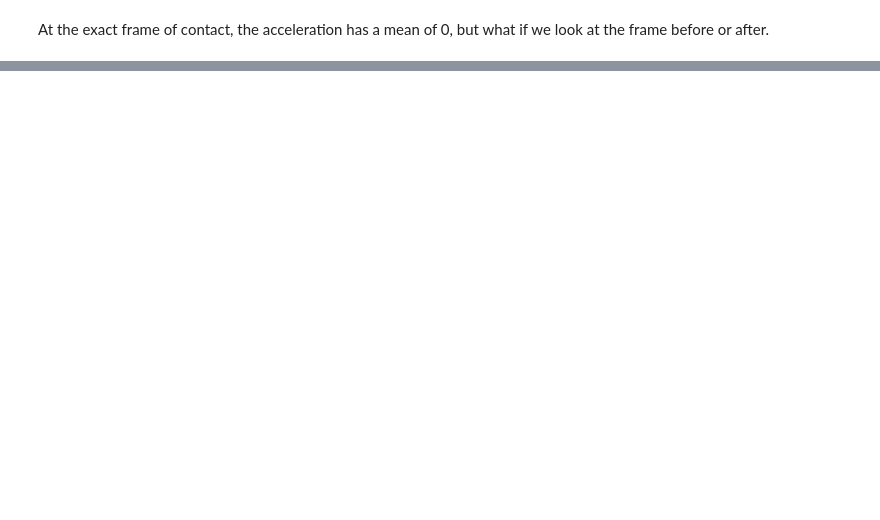
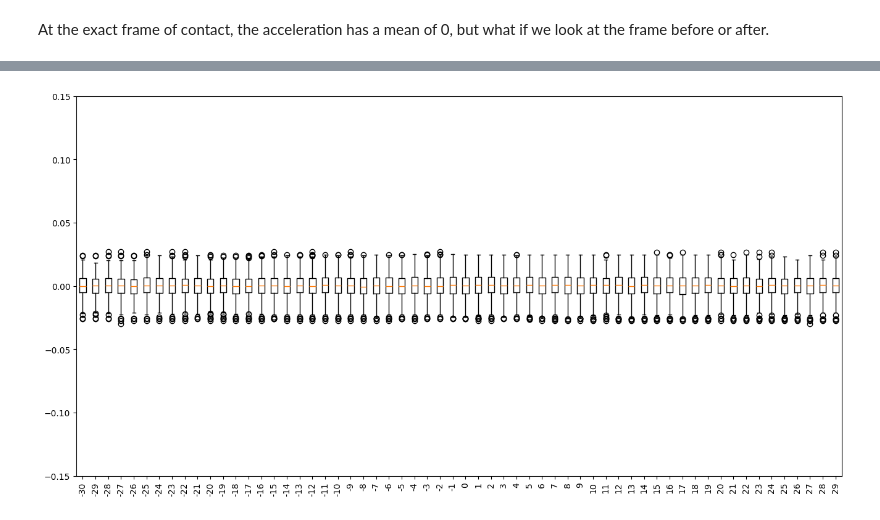
Before and after one commit to prolley-parnell/3d_ant_analysis, a Jupyter notebook: scripts/collision_acceleration_comparison.ipynb, the cells around one changed output, grey strips where cells are left out. Saved outputs shown, nothing was run; the diff lists cells and outputs as text; code cells hidden in the pictures; blank space fills up the shorter version.

```diff
--- a/scripts/collision_acceleration_comparison.ipynb
+++ b/scripts/collision_acceleration_comparison.ipynb
@@ -13,9 +13,9 @@ from src.loader import InstanceLoader
 from src.collision import CollisionDetector
 
 data_folder = Path("/Users/persie/PhD_Code/3d_ant_data_rle/")
-session_list = [6,10]#,11,13,17,19,20,21,22,23,28,29,30]
-obj_ref_frame = [500,180]#,380,849,459, 59, 842, 24, 93, 176, 2626, 595, 241 ]
+session_list = [6,10,11,13,17,19,20,21,22,23,28,29,30]
+obj_ref_frame = [500,180,380,849,459, 59, 842, 24, 93, 176, 2626, 595, 241 ]
 prefix = "240905-1616"
 skeleton_toml_path = "../skeleton.toml"
 
-node_of_interest = ['a_L2', 'a_R2']
+node_of_interest = ['leg_m_L2', 'leg_m_R2', 'leg_f_L2', 'leg_f_R2']
@@ -151,0 +49,41 @@ plt.show()
+# %%
+window_size = range(-30, 30)
+offset_array = np.full((c.n_collision, len(window_size)), np.nan)
+
+collision_counter = 0
+# %%
+
+collision_tracks = c.get_tracks_in_collision()
+#Find all the tracks that are in the collisions
+for track in collision_tracks:
+
+    local_collision_df = c.get_track(track)
+    local_collision_frames = local_collision_df.index.unique().values
+
+    animal = t.animal_list.animal(track)
+    adf = AnimalDataFrame(animal, None, node_of_interest, signed=True)
+    acceleration_df = adf.acceleration_mag(clean=True)
+
+    #Find the accelerations of the node in the limb
+    for frame in local_collision_frames:
+        for offset in window_size:
+            if acceleration_df.keys().__contains__(frame+offset):
+                for node in node_of_interest:
+                    if node in local_collision_df.loc[frame].Limb:
+                        #add acceleration at these frames to a big dataframe
+                        if not np.isnan(acceleration_df[frame+offset][node]):
+                            offset_array[collision_counter, int((len(window_size)/2)+offset)] = np.array(acceleration_df[frame+offset][node])
+        collision_counter += 1
+# %%
+list_of_data = []
+for col in offset_array.T:
+    list_of_data.append(col[np.isfinite(col)])
+
+fig, ax = plt.subplots(figsize=(16, 8))
+ax.boxplot(list_of_data, positions=window_size)
+ax.set_xticklabels(window_size, rotation=90)
+ax.set_ylim(-0.15, 0.15)
+
+plt.show()
+# %% [output]
+[figure, added]
```
Also changed, not shown: parts of 5 cells of this notebook, 8 other files.
